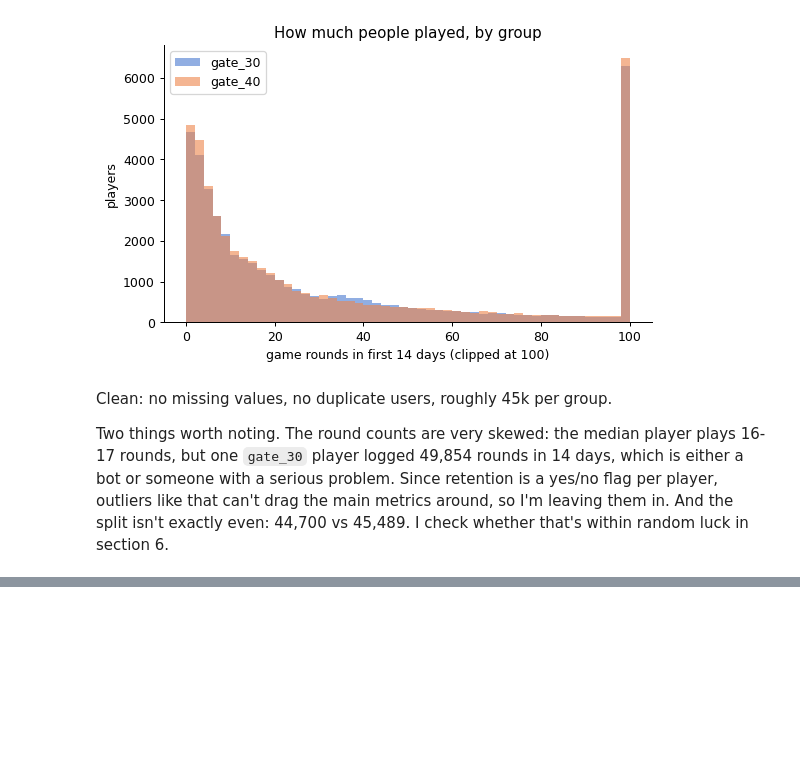
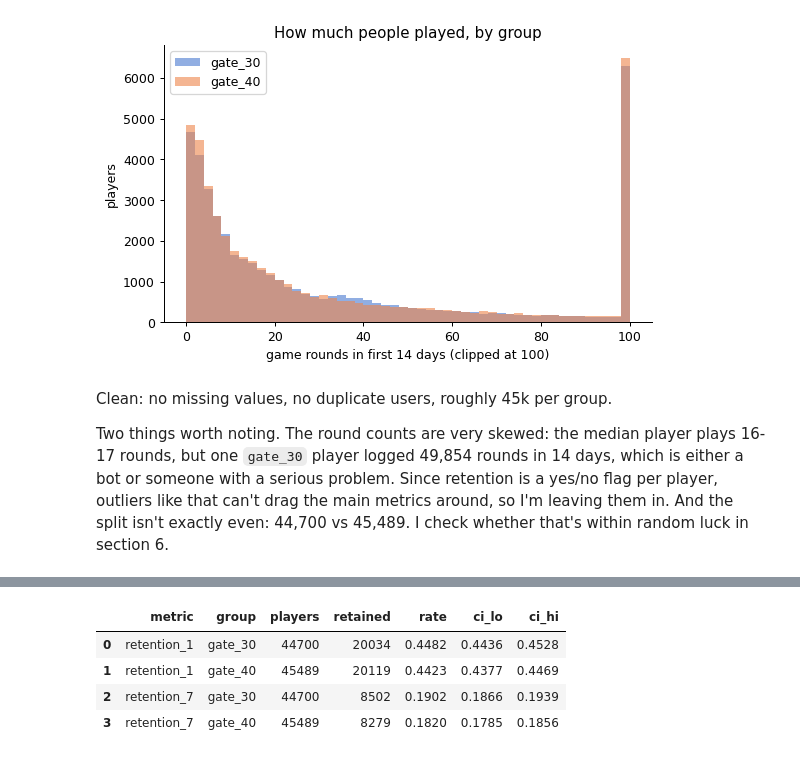
Before and after one commit to divsvash/ab-testing, a Jupyter notebook: cookie_cats_ab_test.ipynb, the cells around one changed output, grey strips where cells are left out. Cells and saved outputs as stored; diff of their text form; code cells hidden in the pictures; blank space fills up the shorter version.

```diff
--- a/cookie_cats_ab_test.ipynb
+++ b/cookie_cats_ab_test.ipynb
@@ -113,0 +118,26 @@ Two things worth noting. The round counts are very skewed: the median player pla
+# %%
+def wilson_interval(k, n, z=1.96):
+    """95% Wilson score interval for k successes out of n."""
+    p = k / n
+    centre = (p + z**2 / (2 * n)) / (1 + z**2 / n)
+    half = z * np.sqrt(p * (1 - p) / n + z**2 / (4 * n**2)) / (1 + z**2 / n)
+    return centre - half, centre + half
+
+rows = []
+for metric in ['retention_1', 'retention_7']:
+    for version in ['gate_30', 'gate_40']:
+        group = df.loc[df['version'] == version, metric]
+        k, n = int(group.sum()), len(group)
+        lo, hi = wilson_interval(k, n)
+        rows.append({'metric': metric, 'group': version, 'players': n,
+                     'retained': k, 'rate': k / n, 'ci_lo': lo, 'ci_hi': hi})
+
+rates = pd.DataFrame(rows)
+rates[['rate', 'ci_lo', 'ci_hi']] = rates[['rate', 'ci_lo', 'ci_hi']].round(4)
+rates
+# %% [output]
+|  | metric | group | players | retained | rate | ci_lo | ci_hi |
+| 0 | retention_1 | gate_30 | 44700 | 20034 | 0.4482 | 0.4436 | 0.4528 |
+| 1 | retention_1 | gate_40 | 45489 | 20119 | 0.4423 | 0.4377 | 0.4469 |
+| 2 | retention_7 | gate_30 | 44700 | 8502 | 0.1902 | 0.1866 | 0.1939 |
+| 3 | retention_7 | gate_40 | 45489 | 8279 | 0.1820 | 0.1785 | 0.1856 |
```
Also changed, not shown: parts of 6 cells of this notebook.
